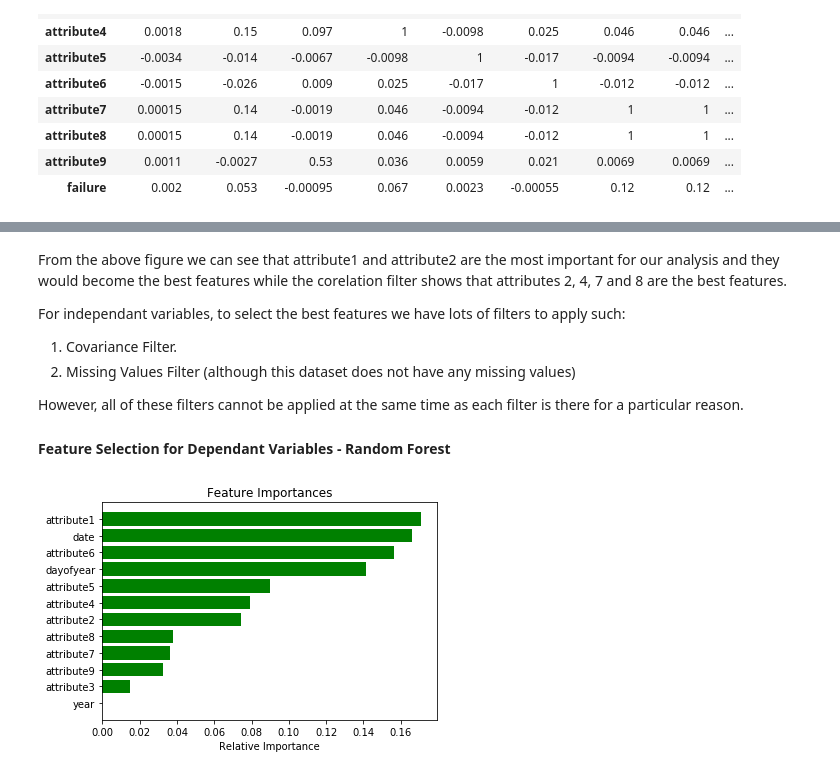
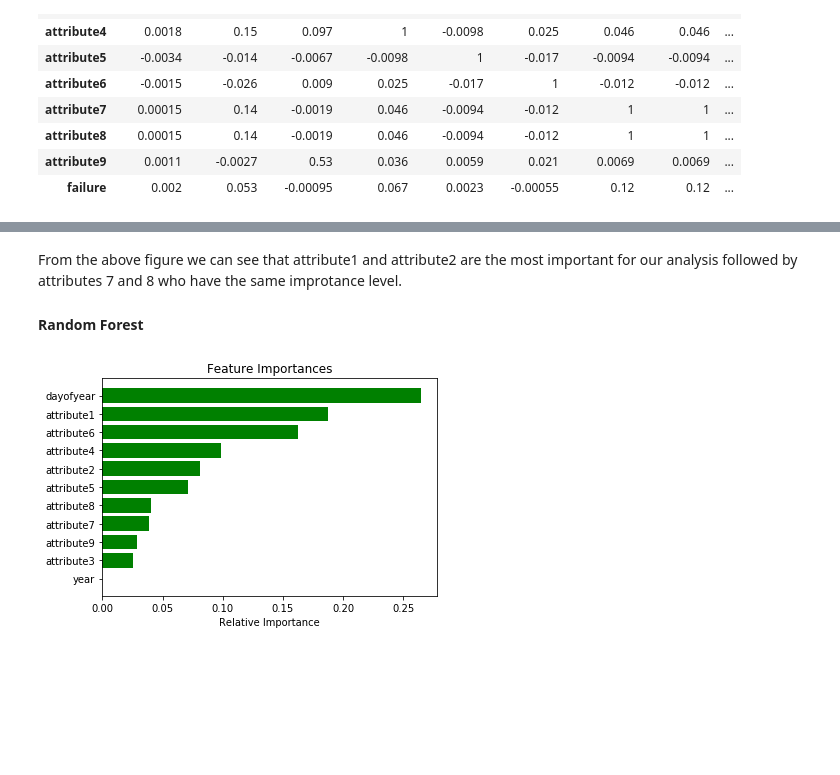
Before and after one commit to MozillaDataScience/outreachy-datascience-2018, a Jupyter notebook: proposals/6_Sando1.ipynb, the cells around one changed output, grey strips where cells are left out. Drawn from its saved outputs; the diff is of its cells as text; code cells hidden in the pictures; blank space fills up the shorter version.

```diff
--- a/proposals/6_Sando1.ipynb
+++ b/proposals/6_Sando1.ipynb
@@ -89,7 +94,8 @@ date_df['strdate'] = date_df.date.astype(str)
 date_df['year'] = date_df['strdate'].str[0:2]
 date_df['dayofyear'] = date_df['strdate'].str[2:]
 #adding back to the main df
-df['year'] = date_df['year']
-df['dayofyear'] = date_df['dayofyear']
+df.insert(loc=2, column='year', value=date_df['year'])
+df.insert(loc=3, column='dayofyear', value=date_df['dayofyear'])
+
 df.head()
 # %% [output]
@@ -145,26 +152,19 @@ plt.show()
-# %% [markdown]
-From the above figure we can see that attribute1 and attribute2 are the most important for our analysis and they would become the best features while the corelation filter shows that attributes 2, 4, 7 and 8 are the best features.
-
-For independant variables, to select the best features we have lots of filters to apply such:
-1. Covariance Filter.
-2. Missing Values Filter (although this dataset does not have any missing values)
-
-However, all of these filters cannot be applied at the same time as each filter is there for a particular reason.
-
-#### Feature Selection for Dependant Variables - Random Forest
+# %% [markdown]
+From the above figure we can see that attribute1 and attribute2 are the most important for our analysis followed by attributes 7 and 8 who have the same improtance level.
+
+#### Random Forest
 # %%
-from sklearn.ensemble import RandomForestRegressor
-new_df=df.drop(['device','failure'], axis=1) # dropping since all unique values
+new_df=df.drop(['device','failure','date'], axis=1)
 target = df['failure']
 model = RandomForestRegressor(random_state=1, max_depth=10)
 model.fit(new_df,target)
 features = new_df.columns
 importances = model.feature_importances_
 indices = np.argsort(importances)
 plt.title('Feature Importances')
 plt.barh(range(len(indices)), importances[indices], color='g', align='center')
 plt.yticks(range(len(indices)), [features[i] for i in indices])
 plt.xlabel('Relative Importance')
 plt.show()
 # %% [output]
-[figure, old version]
+[figure, new version]
```
Also changed, not shown: parts of 11 cells of this notebook.
